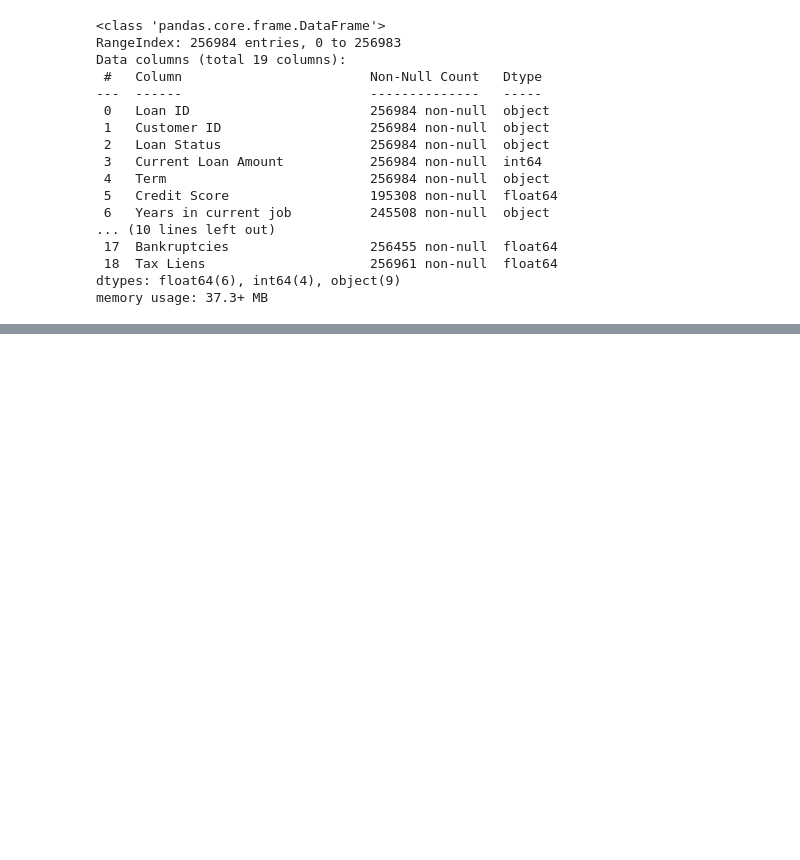
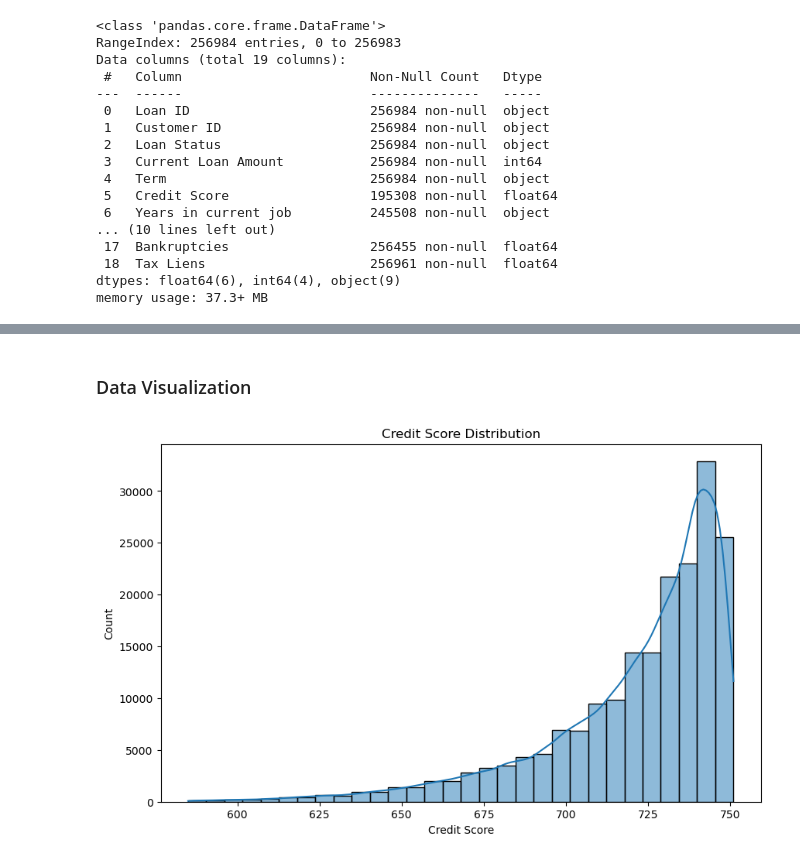
Before and after one commit to zafermesut/ai-crash-course, a Jupyter notebook: Homeworks/Loan Prediction/Loan Prediction.ipynb, the cells around one changed output, grey strips where cells are left out. Cells and saved outputs as stored; diff of their text form; code cells hidden in the pictures; blank space fills up the shorter version.

```diff
--- a/Homeworks/Loan Prediction/Loan Prediction.ipynb
+++ b/Homeworks/Loan Prediction/Loan Prediction.ipynb
@@ -130,0 +164,10 @@ memory usage: 37.3+ MB
+# %%
+df["Monthly Debt"] = df["Monthly Debt"].str.replace("$", "").str.replace(",", "")
+df["Monthly Debt"] = df["Monthly Debt"].str.strip()
+df["Monthly Debt"] = df["Monthly Debt"].astype(float)
+# %%
+df['Years in current job'] = df['Years in current job'].replace({
+    '< 1 year': 0,
+    '10+ years': 10
+})
+df['Years in current job'] = df['Years in current job'].str.extract('(\d+)').astype(float)
@@ -130,0 +182,6 @@ memory usage: 37.3+ MB
+# %%
+df['Maximum Open Credit'].replace('0', 0,inplace=True)
+df['Maximum Open Credit'].replace('#VALUE!', np.nan,inplace=True)
+df['Maximum Open Credit'] = df['Maximum Open Credit'].astype(float)
+# %%
+df["Credit Score"] = df["Credit Score"].apply(lambda x: x / 10 if x > 1000 else x)
@@ -141,0 +237,9 @@ df.shape
+# %% [markdown]
+### Data Visualization
+# %%
+plt.figure(figsize=(10, 6))
+sns.histplot(df['Credit Score'], bins=30, kde=True)
+plt.title('Credit Score Distribution')
+plt.show()
+# %% [output]
+[figure, added]
```
Also changed, not shown: parts of 29 cells of this notebook, 2 other files.
